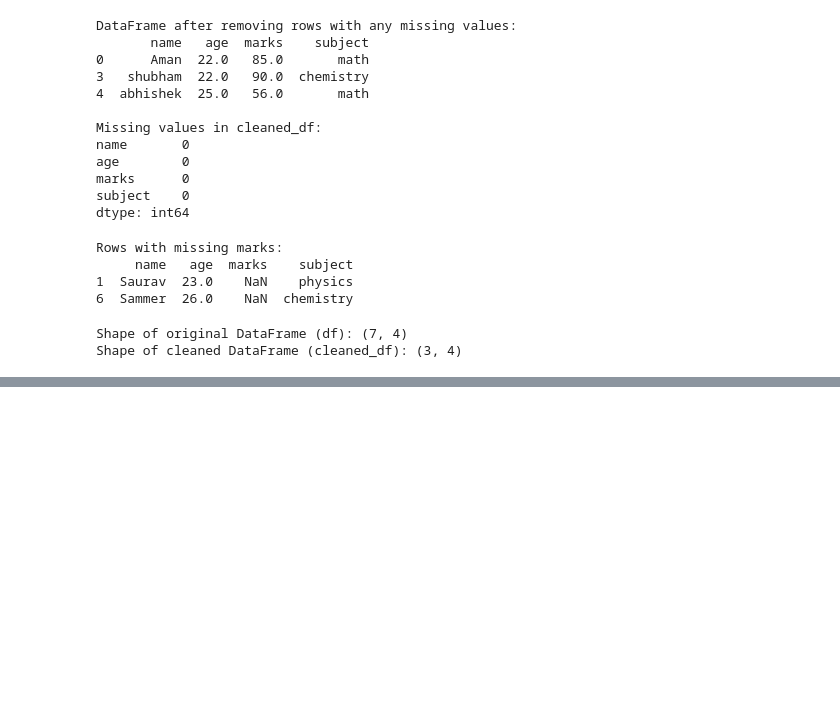
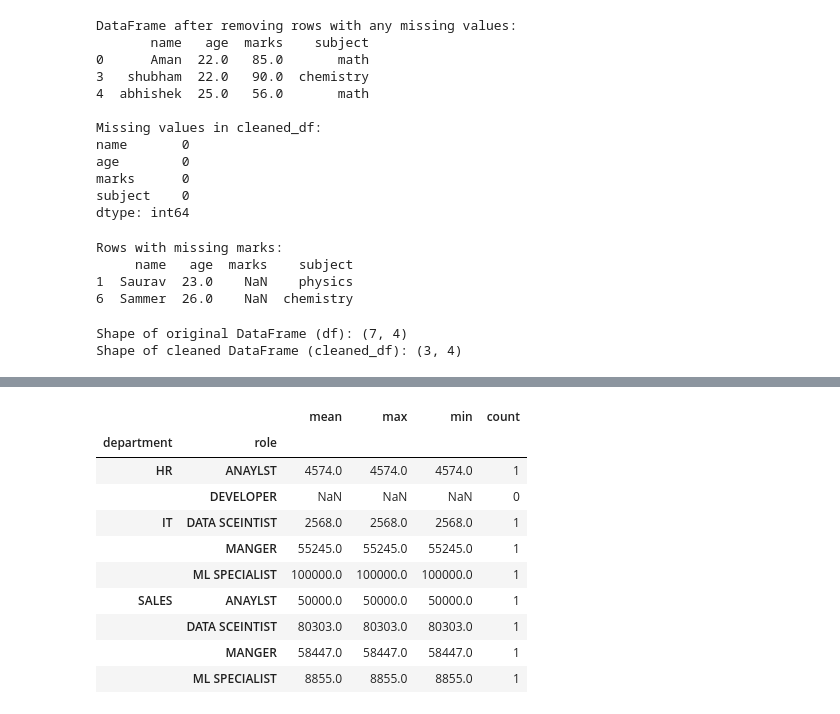
Before and after one commit to sairam178/Foundation-of-machine-learning, a Jupyter notebook: exercise1_pandas.ipynb, the cells around one changed output, grey strips where cells are left out. Saved outputs shown, nothing was run; the diff lists cells and outputs as text; code cells hidden in the pictures; blank space fills up the shorter version.

```diff
--- a/exercise1_pandas.ipynb
+++ b/exercise1_pandas.ipynb
@@ -153,0 +243,12 @@ Shape of cleaned DataFrame (cleaned_df): (3, 4)
+# %%
+data = {
+    "name":["sairam","sriram","sreekiran","shiva","teja","varsha","sathwika","umesh","saideepak","saiteja"],
+    "department":["IT",'SALES','HR','IT','SALES','HR','HR','SALES','IT','SALES'],
+    "role":['ML SPECIALIST','ANAYLST','DEVELOPER','MANGER','ML SPECIALIST','ANAYLST','DEVELOPER','MANGER','DATA SCEINTIST','DATA SCEINTIST'],
+    "experience":[20,1,3,4,5,2,3,4,2,7],
+    "salary":[100000,50000,None,55245,8855,4574,None,58447,2568,80303],
+    "score":[98,45,75,78,None,77,47,57,42,45]
+
+}
+
+df = pd.DataFrame(data)
@@ -153,0 +318,14 @@ Shape of cleaned DataFrame (cleaned_df): (3, 4)
+# %%
+df.groupby(['department','role'])['salary'].agg(['mean','max','min','count'])
+# %% [output]
+|  |  | mean | max | min | count |
+| department | role |  |  |  |  |
+| HR | ANAYLST | 4574.0 | 4574.0 | 4574.0 | 1 |
+|  | DEVELOPER | NaN | NaN | NaN | 0 |
+| IT | DATA SCEINTIST | 2568.0 | 2568.0 | 2568.0 | 1 |
+|  | MANGER | 55245.0 | 55245.0 | 55245.0 | 1 |
+|  | ML SPECIALIST | 100000.0 | 100000.0 | 100000.0 | 1 |
+| SALES | ANAYLST | 50000.0 | 50000.0 | 50000.0 | 1 |
+|  | DATA SCEINTIST | 80303.0 | 80303.0 | 80303.0 | 1 |
+|  | MANGER | 58447.0 | 58447.0 | 58447.0 | 1 |
+|  | ML SPECIALIST | 8855.0 | 8855.0 | 8855.0 | 1 |
```
Also changed, not shown: parts of 17 cells of this notebook.
